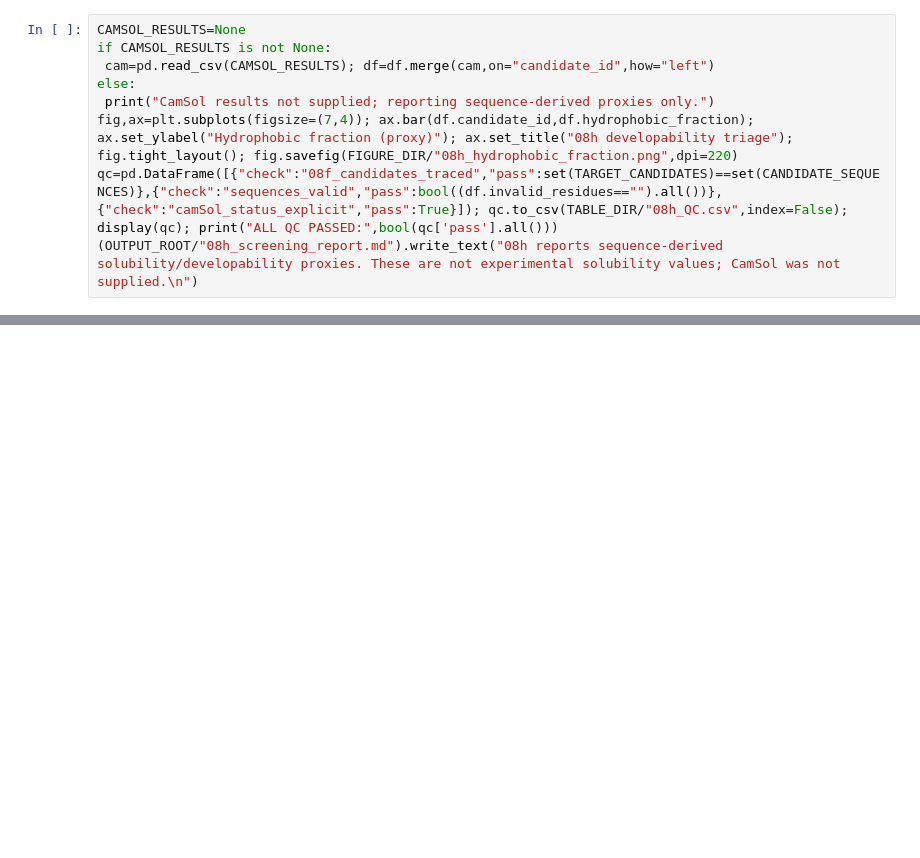
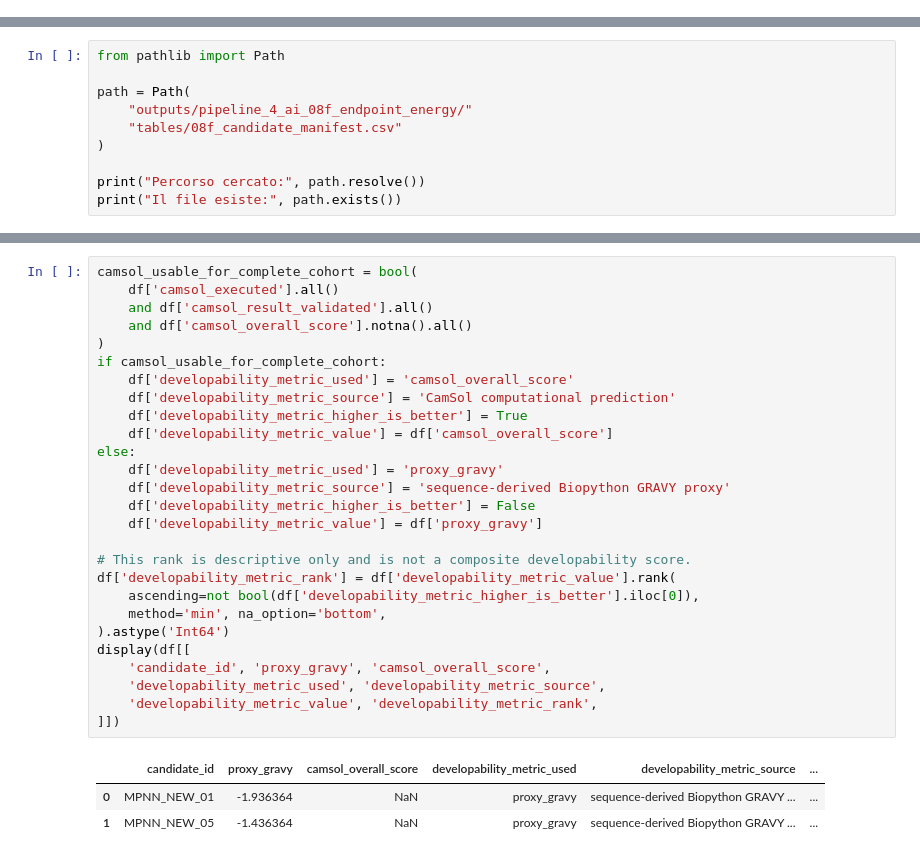
Before and after one commit to robertobruzzese/PEARL, a Jupyter notebook: pipeline_4_protein_language_model_design/08h_Solubility_Developability_Screening.ipynb, the cells around one changed output, grey strips where cells are left out. Drawn from its saved outputs; the diff is of its cells as text; blank space fills up the shorter version.

```diff
--- a/pipeline_4_protein_language_model_design/08h_Solubility_Developability_Screening.ipynb
+++ b/pipeline_4_protein_language_model_design/08h_Solubility_Developability_Screening.ipynb
@@ -48,9 +0,0 @@ If a CamSol executable or package is available, its output can be imported here.
-# %%
-CAMSOL_RESULTS=None
-if CAMSOL_RESULTS is not None:
- cam=pd.read_csv(CAMSOL_RESULTS); df=df.merge(cam,on="candidate_id",how="left")
-else:
- print("CamSol results not supplied; reporting sequence-derived proxies only.")
-fig,ax=plt.subplots(figsize=(7,4)); ax.bar(df.candidate_id,df.hydrophobic_fraction); ax.set_ylabel("Hydrophobic fraction (proxy)"); ax.set_title("08h developability triage"); fig.tight_layout(); fig.savefig(FIGURE_DIR/"08h_hydrophobic_fraction.png",dpi=220)
-qc=pd.DataFrame([{"check":"08f_candidates_traced","pass":set(TARGET_CANDIDATES)==set(CANDIDATE_SEQUENCES)},{"check":"sequences_valid","pass":bool((df.invalid_residues=="").all())},{"check":"camSol_status_explicit","pass":True}]); qc.to_csv(TABLE_DIR/"08h_QC.csv",index=False); display(qc); print("ALL QC PASSED:",bool(qc['pass'].all()))
-(OUTPUT_ROOT/"08h_screening_report.md").write_text("08h reports sequence-derived solubility/developability proxies. These are not experimental solubility values; CamSol was not supplied.\n")
@@ -65,0 +13,10 @@ ALL QC PASSED: True
+# %%
+from pathlib import Path
+
+path = Path(
+    "outputs/pipeline_4_ai_08f_endpoint_energy/"
+    "tables/08f_candidate_manifest.csv"
+)
+
+print("Percorso cercato:", path.resolve())
+print("Il file esiste:", path.exists())
@@ -65,0 +382,31 @@ ALL QC PASSED: True
+# %%
+camsol_usable_for_complete_cohort = bool(
+    df['camsol_executed'].all()
+    and df['camsol_result_validated'].all()
+    and df['camsol_overall_score'].notna().all()
+)
+if camsol_usable_for_complete_cohort:
+    df['developability_metric_used'] = 'camsol_overall_score'
+    df['developability_metric_source'] = 'CamSol computational prediction'
+    df['developability_metric_higher_is_better'] = True
+    df['developability_metric_value'] = df['camsol_overall_score']
+else:
+    df['developability_metric_used'] = 'proxy_gravy'
+    df['developability_metric_source'] = 'sequence-derived Biopython GRAVY proxy'
+    df['developability_metric_higher_is_better'] = False
+    df['developability_metric_value'] = df['proxy_gravy']
+
+# This rank is descriptive only and is not a composite developability score.
+df['developability_metric_rank'] = df['developability_metric_value'].rank(
+    ascending=not bool(df['developability_metric_higher_is_better'].iloc[0]),
+    method='min', na_option='bottom',
+).astype('Int64')
+display(df[[
+    'candidate_id', 'proxy_gravy', 'camsol_overall_score',
+    'developability_metric_used', 'developability_metric_source',
+    'developability_metric_value', 'developability_metric_rank',
+]])
+# %% [output]
+|  | candidate_id | proxy_gravy | camsol_overall_score | developability_metric_used | developability_metric_source | ... |
+| 0 | MPNN_NEW_01 | -1.936364 | NaN | proxy_gravy | sequence-derived Biopython GRAVY ... | ... |
+| 1 | MPNN_NEW_05 | -1.436364 | NaN | proxy_gravy | sequence-derived Biopython GRAVY ... | ... |
```
Also changed, not shown: parts of 24 cells of this notebook.
